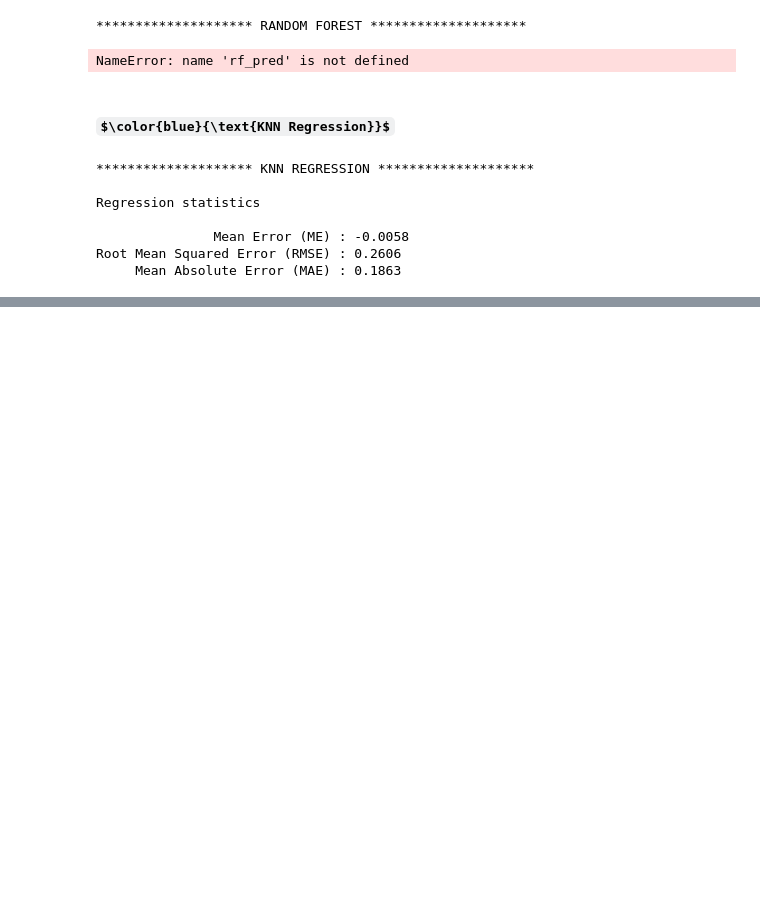
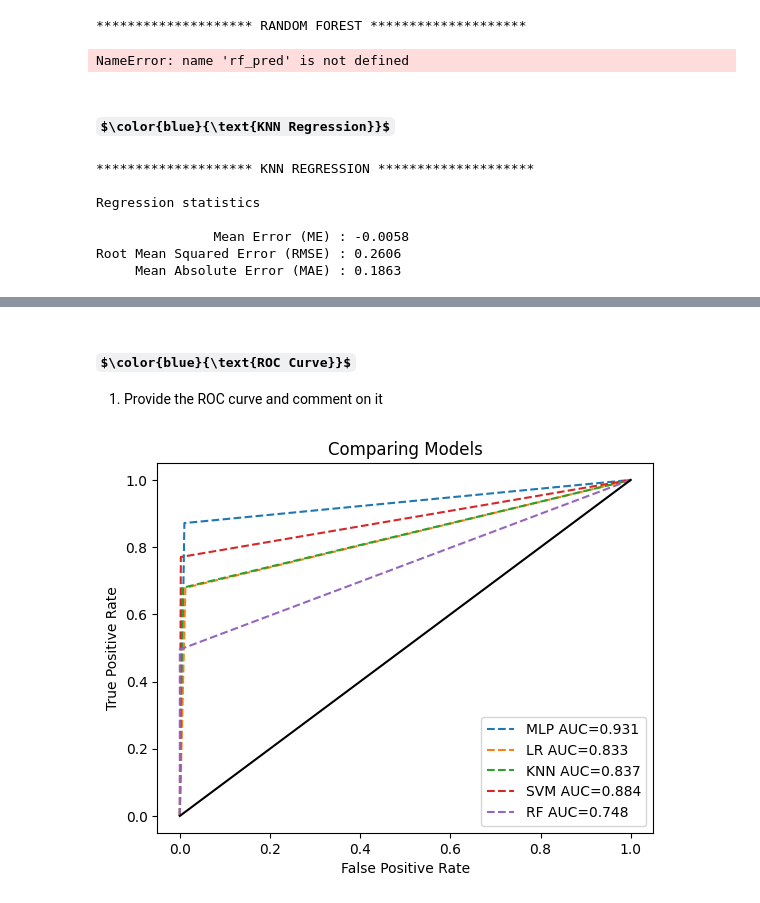
Before and after one commit to marcus-wuertz/Client-Presentation-3, a Jupyter notebook: Presentation_Three.ipynb, the cells around one changed output, grey strips where cells are left out. Drawn from its saved outputs; the diff is of its cells as text; code cells hidden in the pictures; some formulas as TeX source; blank space fills up the shorter version.

```diff
--- a/Presentation_Three.ipynb
+++ b/Presentation_Three.ipynb
@@ -550,0 +635,15 @@ Root Mean Squared Error (RMSE) : 0.2606
+# %%
+# Get classes predicted by MLP on testing data
+mlp_class = mlp.predict(churn_std_full)
+
+# Get classes predicted by SVM on testing data
+svm_class = svm.predict(churn_std_full)
+
+# Get classes predicted by random forest on testing data
+knn_class = knn.predict(churn_std_full)
+
+# Get classes predicted by random forest on testing data
+rf_class = rf.predict(churn_std_full)
+
+# Get classes predicted by logistic regression on testing data
+logit_class = logit.predict(churn_std_full)
@@ -550,0 +698,36 @@ Root Mean Squared Error (RMSE) : 0.2606
+# %% [markdown]
+### $\color{blue}{\text{ROC Curve}}$
+1. Provide the ROC curve and comment on it
+# %%
+from sklearn.metrics import roc_curve
+from sklearn.metrics import roc_auc_score
+
+# Calculate AUC for test data
+mlp_auc = roc_auc_score(testY, mlp_class)
+logit_auc = roc_auc_score(testY, logit_class)
+knn_auc = roc_auc_score(testY, knn_class)
+svm_auc = roc_auc_score(testY, svm_class)
+rf_auc = roc_auc_score(testY, rf_class)
+
+# calculate fpr and tpr for all models
+mlp_fpr, mlp_tpr, _ = roc_curve(testY, mlp_class)
+logit_fpr, logit_tpr, _ = roc_curve(testY, logit_class)
+knn_fpr, knn_tpr, _ = roc_curve(testY, knn_class)
+svm_fpr, svm_tpr, _ = roc_curve(testY, svm_class)
+rf_fpr, rf_tpr, _ = roc_curve(testY, rf_class)
+
+# Plotting
+plt.plot(mlp_fpr, mlp_tpr, linestyle='--', label="{}{:.3f}".format("MLP AUC=", mlp_auc))
+plt.plot(logit_fpr, logit_tpr, linestyle='--', label="{}{:.3f}".format("LR AUC=", logit_auc))
+plt.plot(knn_fpr, knn_tpr, linestyle='--', label="{}{:.3f}".format("KNN AUC=", knn_auc))
+plt.plot(svm_fpr, svm_tpr, linestyle='--', label="{}{:.3f}".format("SVM AUC=", svm_auc))
+plt.plot(rf_fpr, rf_tpr, linestyle='--', label="{}{:.3f}".format("RF AUC=", rf_auc))
+plt.plot([0, 1], [0, 1], linestyle='solid', c='k')
+
+plt.title("Comparing Models")
+plt.xlabel("False Positive Rate")
+plt.ylabel("True Positive Rate")
+plt.legend(loc='lower right')
+plt.show()
+# %% [output]
+[figure, added]
```
Also changed, not shown: parts of 20 cells of this notebook.
